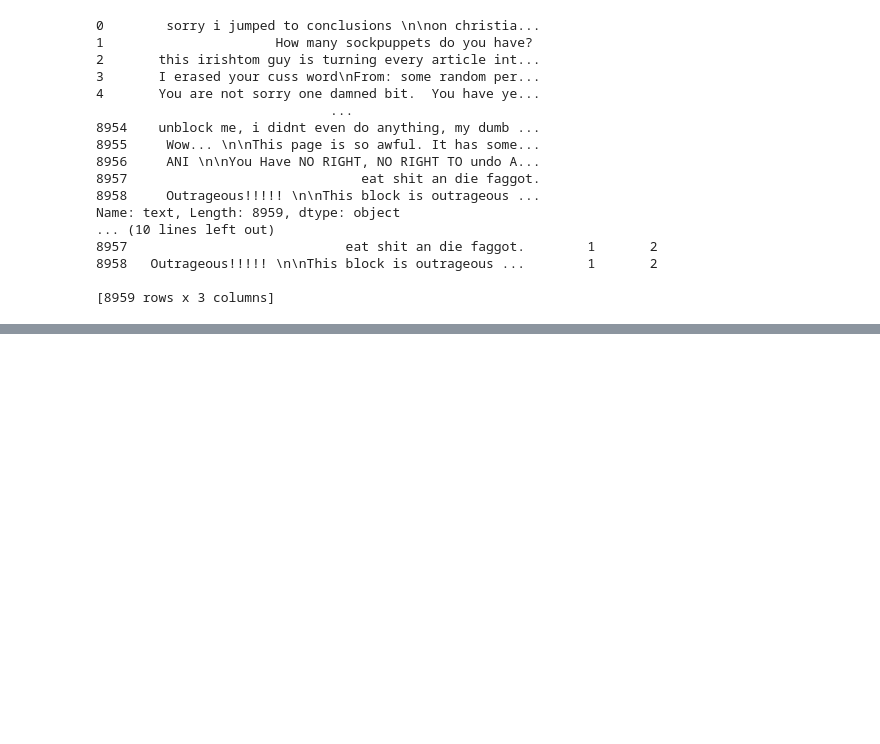
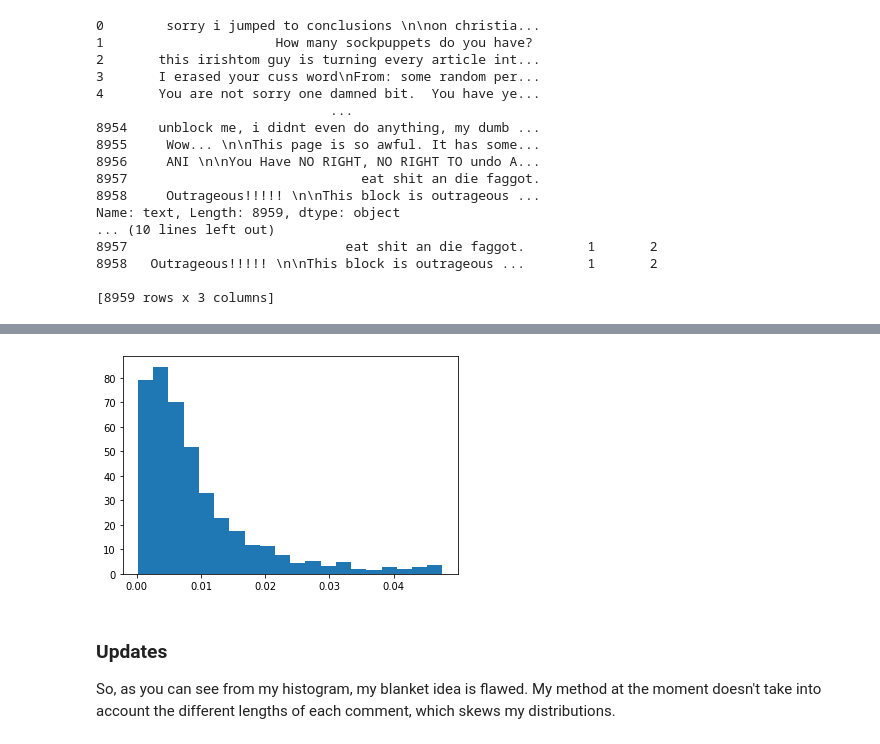
Before and after one commit to rayyungdev/toxicitykaggle, a Jupyter notebook: toxiccomments.ipynb, the cells around one changed output, grey strips where cells are left out. Saved outputs shown, nothing was run; the diff lists cells and outputs as text; code cells hidden in the pictures; blank space fills up the shorter version.

```diff
--- a/toxiccomments.ipynb
+++ b/toxiccomments.ipynb
@@ -361,0 +497,4 @@ train_c, valid_c, test_c = np.split(common_df.sample(frac = 1, random_state = 42
+# %%
+plt.hist(nttable,density = True, bins = 20);
+# %% [output]
+[figure, added]
@@ -361,0 +504,3 @@ train_c, valid_c, test_c = np.split(common_df.sample(frac = 1, random_state = 42
+# %% [markdown]
+### Updates
+So, as you can see from my histogram, my blanket idea is flawed. My method at the moment doesn't take into account the different lengths of each comment, which skews my distributions.
```
Also changed, not shown: parts of 22 cells of this notebook.
